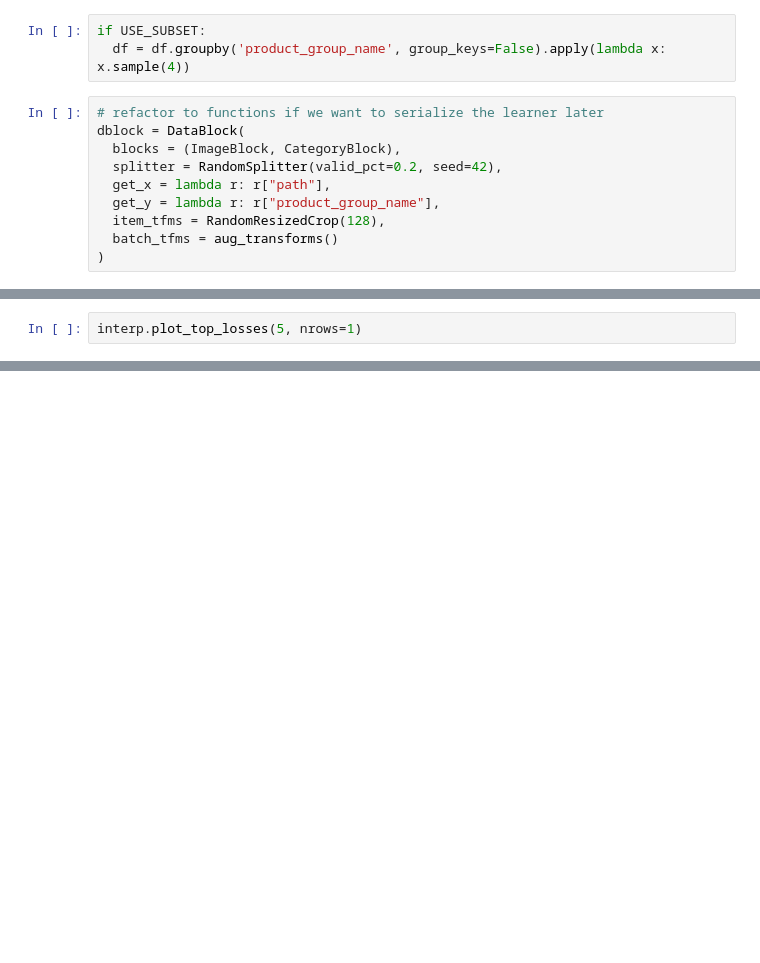
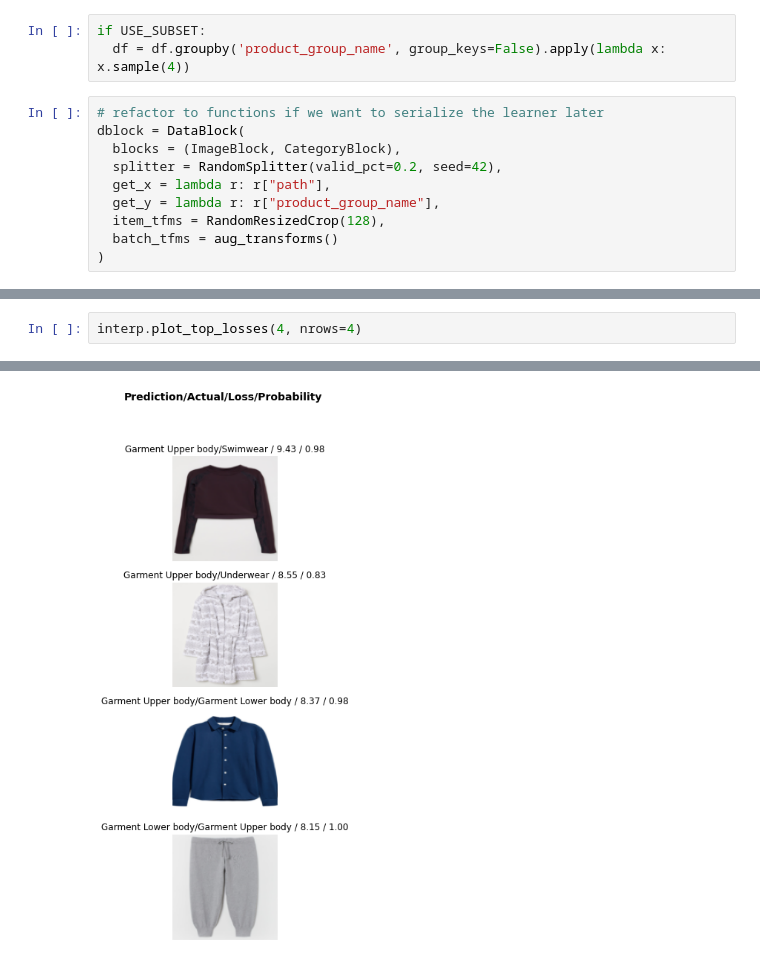
Before and after one commit to flostracke/kaggle_hm, a Jupyter notebook: starter.ipynb, the cells around one changed output, grey strips where cells are left out. Drawn from its saved outputs; the diff is of its cells as text; blank space fills up the shorter version.

```diff
--- a/starter.ipynb
+++ b/starter.ipynb
@@ -124,2 +108,3 @@ interp.plot_confusion_matrix()
 # %%
-interp.plot_top_losses(5, nrows=1)
+interp.plot_top_losses(4, nrows=4)
+# %% [output]
@@ -125,0 +112 @@ interp.plot_top_losses(5, nrows=1)
+[figure, added]
```
Also changed, not shown: parts of 7 cells of this notebook.
